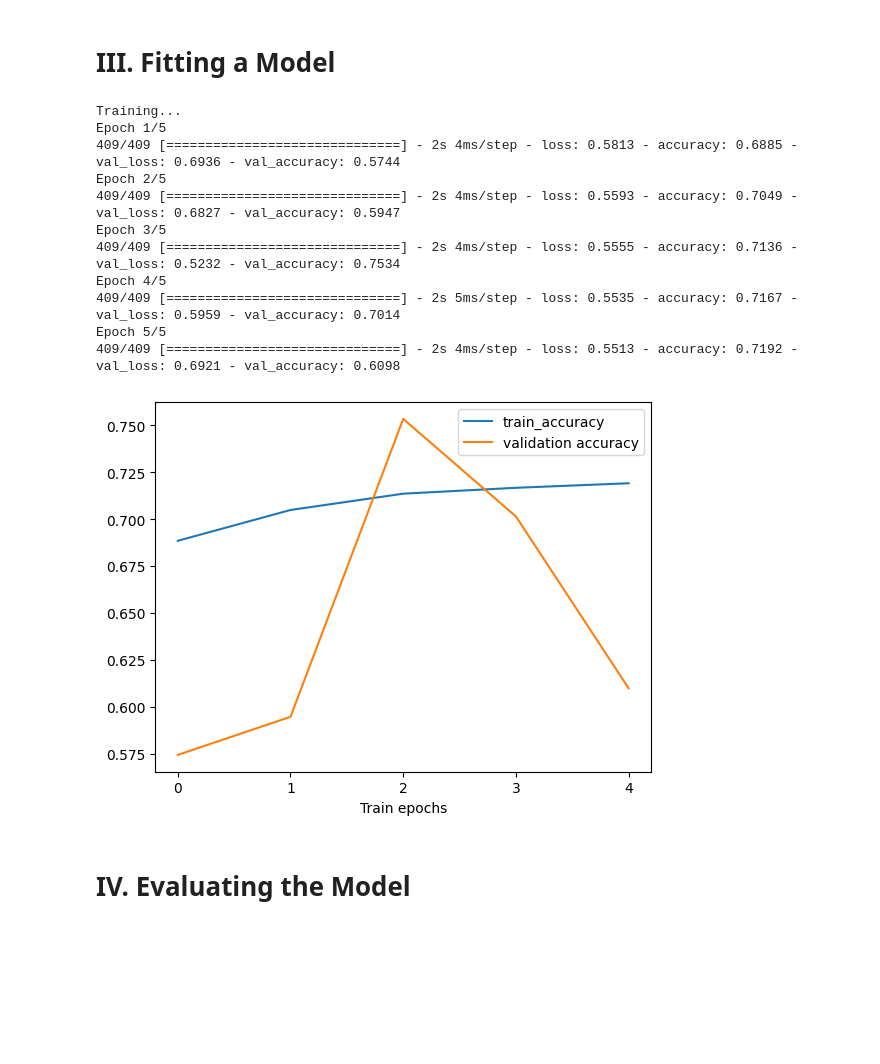
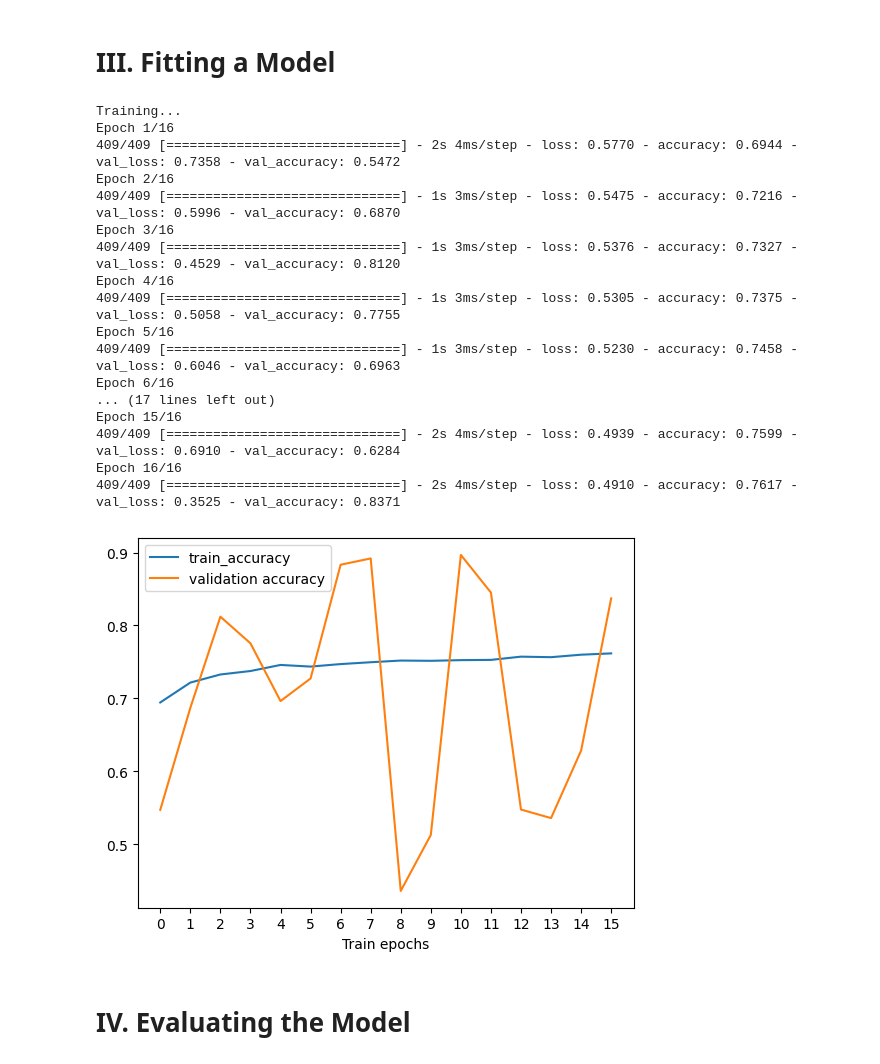
Before and after one commit to ChaseMadson/w207-final-project, a Jupyter notebook: fraud_detection_model.ipynb, the cells around one changed output. Drawn from its saved outputs; the diff is of its cells as text; code cells hidden in the pictures; blank space fills up the shorter version.

Commit message:
Newest version of model

```diff
--- a/fraud_detection_model.ipynb
+++ b/fraud_detection_model.ipynb
@@ -41,6 +41,9 @@ sub = pd.read_csv('data/sample_submission.csv').drop('isFraud', axis=1)
 # %%
 # Transaction payment amount in USD
 features_num_amt = train[['TransactionAmt']].columns
+
+# Date and time of transactions
+features_num_dt = train.filter(regex='^txn').columns
 
 # Distance measures between two masked points
 features_num_dist = train.filter(regex='^dist').columns
@@ -52,14 +55,15 @@ features_num_C = train.filter(regex='^C').columns
 features_num_D = train.filter(regex='^D').columns
 
 # Various (masked) Vesta engineered rich features
-# features_num_V = train.filter(regex='^V').columns
+features_num_V = train.filter(regex='^V').columns
 
 features_num = (
     features_num_amt
+    .union(features_num_dt)
     .union(features_num_dist)
     .union(features_num_C)
     .union(features_num_D)
-    # .union(features_num_V)
+    .union(features_num_V)
 )
 # %%
 # Product code for the product associated with the transaction
@@ -109,9 +115,7 @@ We start with 46 available features: 32 numeric and 14 categorical.
 ## A. Split Data into Train and Validation
 # %%
 # Save 30% of the training data for validation
-training, validation = train_test_split(
-    train, test_size=0.3, random_state=1
-)
+training, validation = train_test_split(train, test_size=0.3, random_state=1)
 
 # With the remaining 70% in the training set, downsample the majority class
 training = (
@@ -125,8 +129,8 @@ training = (
 
 # Separate the features from the label
 y_train = training[['isFraud']]
+y_val = validation[['isFraud']]
 X_train = training[features]
-y_val = validation[['isFraud']]
 X_val = validation[features]
 
 # Drop unneeded DataFrames
@@ -155,10 +159,7 @@ def get_one_hot_encoding(df, feature):
     ohe = OneHotEncoder()
 
     # Stack all datasets to get all unique categories observed
-    categories = pd.concat([
-        train[[feature]],
-        test[[feature]]
-        ])
+    categories = pd.concat([train[[feature]], test[[feature]]])
 
     # Fit the transformer with the observed classes
     ohe.fit(categories)
@@ -205,7 +206,7 @@ def build_model(
   optimizer='adam',
   learning_rate=0.01
   ):
-  """Build a multi-class logistic regression model using Keras.
+  """Build a logistic regression model using Keras.
 
   Args:
     n_classes: Number of output classes in the dataset.
@@ -309,23 +310,29 @@ def train_and_evaluate(
 # %%
 fit = train_and_evaluate(
     hidden_layer_sizes=[512, 256, 128, 64],
     optimizer='SGD',
     learning_rate=0.001,
-    num_epochs=5
+    num_epochs=16
 )
 # %% [output]
 Training...
-Epoch 1/5
-409/409 [==============================] - 2s 4ms/step - loss: 0.5813 - accuracy: 0.6885 - val_loss: 0.6936 - val_accuracy: 0.5744
-Epoch 2/5
-409/409 [==============================] - 2s 4ms/step - loss: 0.5593 - accuracy: 0.7049 - val_loss: 0.6827 - val_accuracy: 0.5947
-Epoch 3/5
-409/409 [==============================] - 2s 4ms/step - loss: 0.5555 - accuracy: 0.7136 - val_loss: 0.5232 - val_accuracy: 0.7534
-Epoch 4/5
-409/409 [==============================] - 2s 5ms/step - loss: 0.5535 - accuracy: 0.7167 - val_loss: 0.5959 - val_accuracy: 0.7014
-Epoch 5/5
-409/409 [==============================] - 2s 4ms/step - loss: 0.5513 - accuracy: 0.7192 - val_loss: 0.6921 - val_accuracy: 0.6098
+Epoch 1/16
+409/409 [==============================] - 2s 4ms/step - loss: 0.5770 - accuracy: 0.6944 - val_loss: 0.7358 - val_accuracy: 0.5472
+Epoch 2/16
+409/409 [==============================] - 1s 3ms/step - loss: 0.5475 - accuracy: 0.7216 - val_loss: 0.5996 - val_accuracy: 0.6870
+Epoch 3/16
+409/409 [==============================] - 1s 3ms/step - loss: 0.5376 - accuracy: 0.7327 - val_loss: 0.4529 - val_accuracy: 0.8120
+Epoch 4/16
+409/409 [==============================] - 1s 3ms/step - loss: 0.5305 - accuracy: 0.7375 - val_loss: 0.5058 - val_accuracy: 0.7755
+Epoch 5/16
+409/409 [==============================] - 1s 3ms/step - loss: 0.5230 - accuracy: 0.7458 - val_loss: 0.6046 - val_accuracy: 0.6963
+Epoch 6/16
+... (17 lines left out)
+Epoch 15/16
+409/409 [==============================] - 2s 4ms/step - loss: 0.4939 - accuracy: 0.7599 - val_loss: 0.6910 - val_accuracy: 0.6284
+Epoch 16/16
+409/409 [==============================] - 2s 4ms/step - loss: 0.4910 - accuracy: 0.7617 - val_loss: 0.3525 - val_accuracy: 0.8371
-[figure, old version]
+[figure, new version]
 # %% [markdown]
 # IV. Evaluating the Model
 # %%
```
Also changed, not shown: parts of 4 cells of this notebook.
